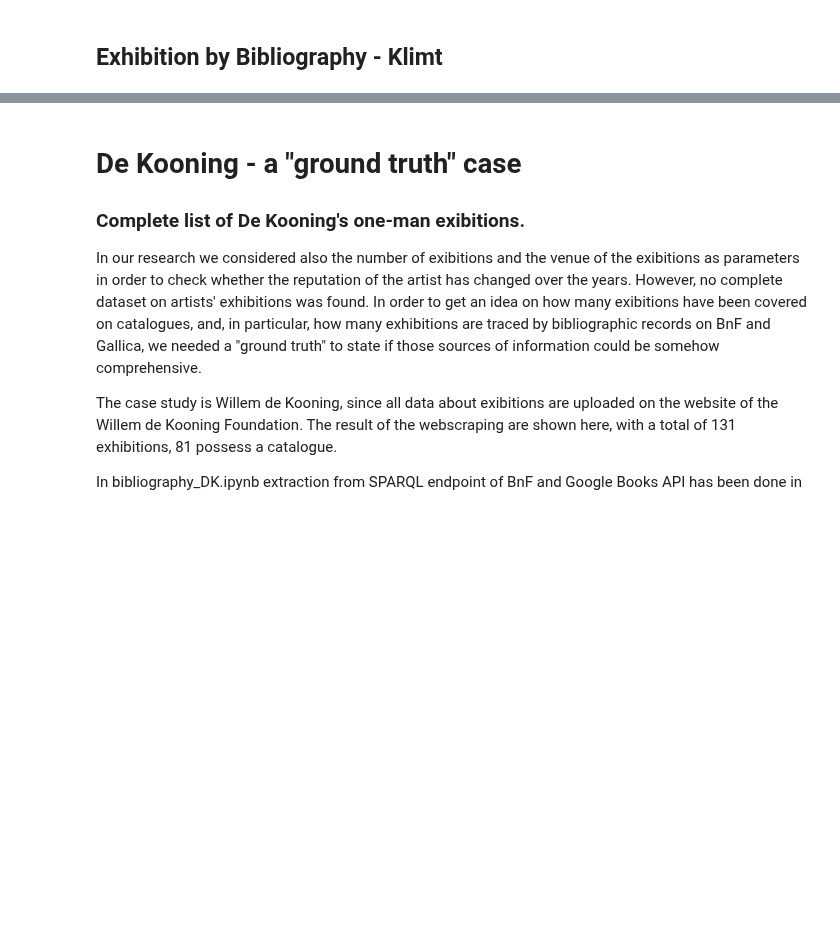
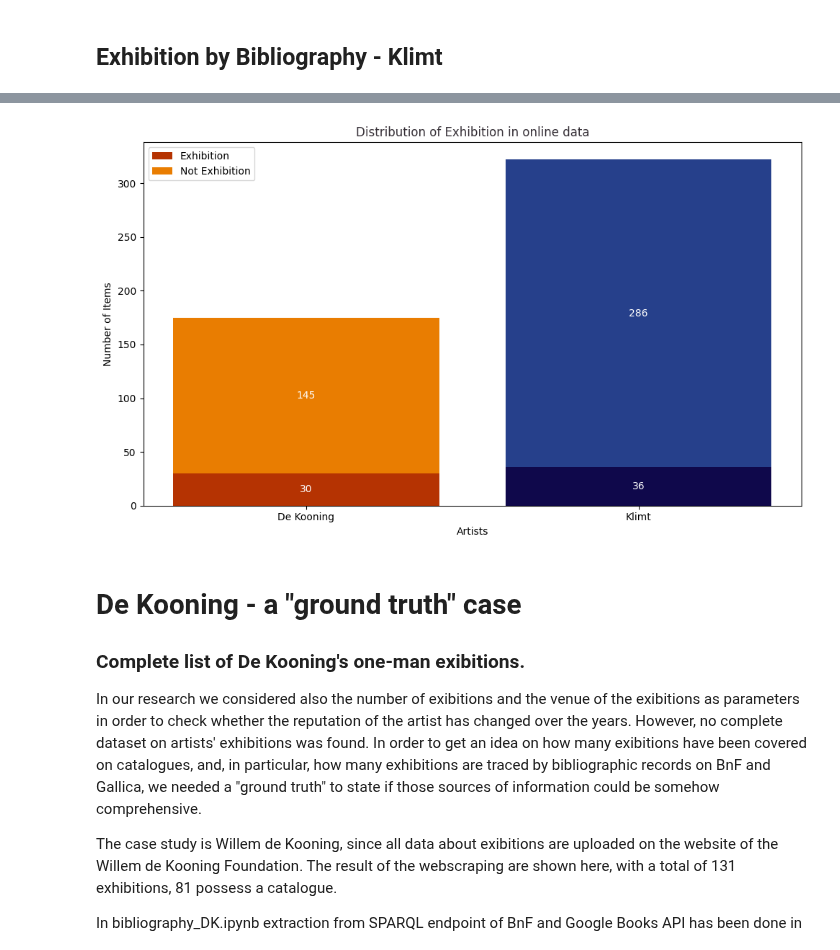
Before and after one commit to giorgiacrosilla/reputationera, a Jupyter notebook: tobesent/reputation_era.ipynb, the cells around one changed output, grey strips where cells are left out. Cells and saved outputs as stored; diff of their text form; code cells hidden in the pictures; blank space fills up the shorter version.

```diff
--- a/tobesent/reputation_era.ipynb
+++ b/tobesent/reputation_era.ipynb
@@ -1729,3 +2032,40 @@ merged_df.to_csv('../docs/data/comparison_exhibition_per_year.csv')
+# %%
+import matplotlib.pyplot as plt
+import numpy as np
+
+# Define data
+categories = ['De Kooning', 'Klimt']
+exhibition_counts = [keyword_rows_count_dk, keyword_rows_count_k]
+not_exhibition_counts = [keyword_rows_not_count_dk, keyword_rows_not_count_k]
+
+# Define colors
+exhibition_colors = ['#B53302', '#0F084B']
+not_exhibition_colors = ['#E97D01', '#26408B']
+
+# Create stacked bar plot
+plt.figure(figsize=(10, 6))
+
+bar_width = 0.35
+index = np.arange(len(categories))
+
+plt.bar(index, exhibition_counts, color=exhibition_colors, label='Exhibition')
+plt.bar(index, not_exhibition_counts, color=not_exhibition_colors, bottom=exhibition_counts, label='Not Exhibition')
+
+# Add value labels for each bar
+for i in range(len(categories)):
+    plt.text(index[i], exhibition_counts[i] / 2, str(exhibition_counts[i]), color='white', ha='center', va='center')
+    plt.text(index[i], exhibition_counts[i] + not_exhibition_counts[i] / 2, str(not_exhibition_counts[i]), color='white', ha='center', va='center')
+
+plt.xlabel('Artists')
+plt.ylabel('Number of Items')
+plt.title('Distribution of Exhibition in online data', color='#352f36')
+plt.xticks(index, categories)
+plt.legend()
+
+plt.tight_layout()
+plt.show()
+# %% [output]
+[figure, added]
 # %% [markdown]
 # De Kooning - a "ground truth" case
 
```
Also changed, not shown: parts of 38 cells of this notebook, 5 other files.
